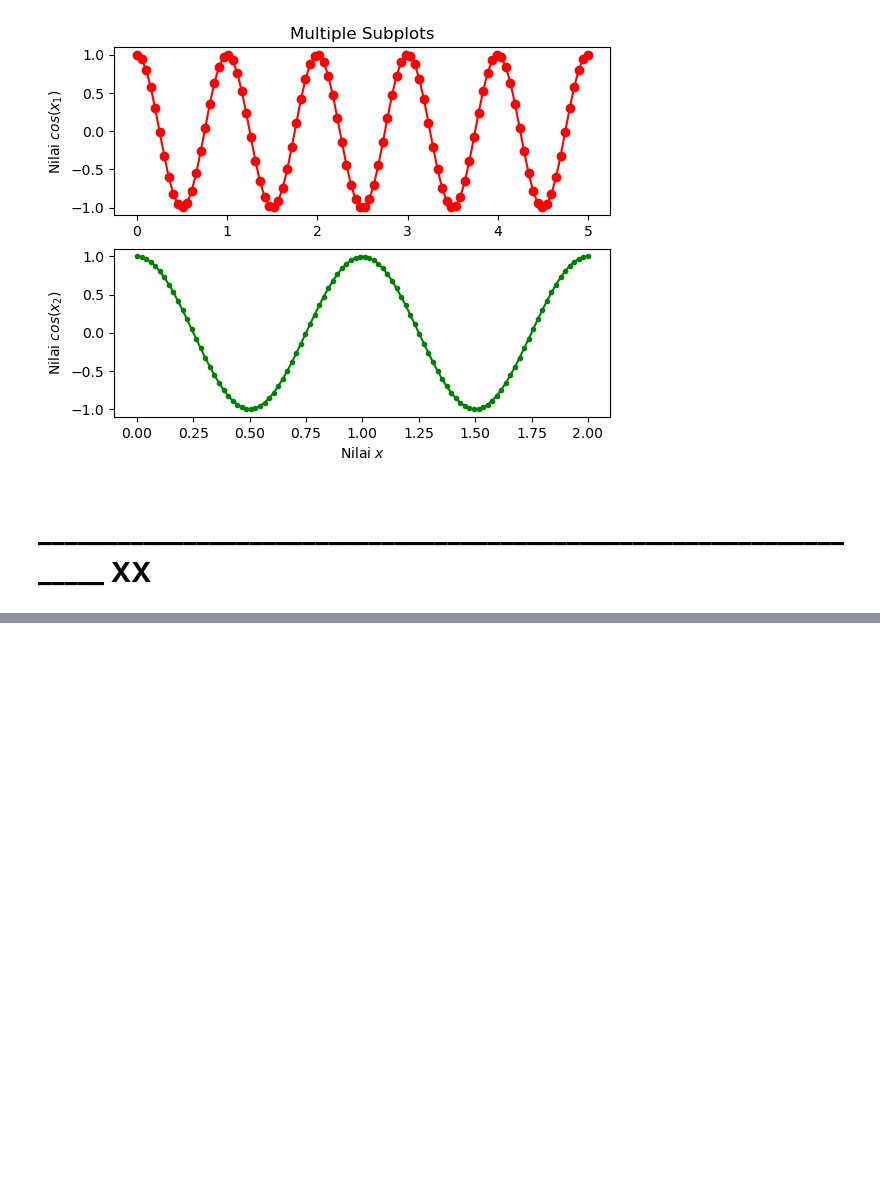
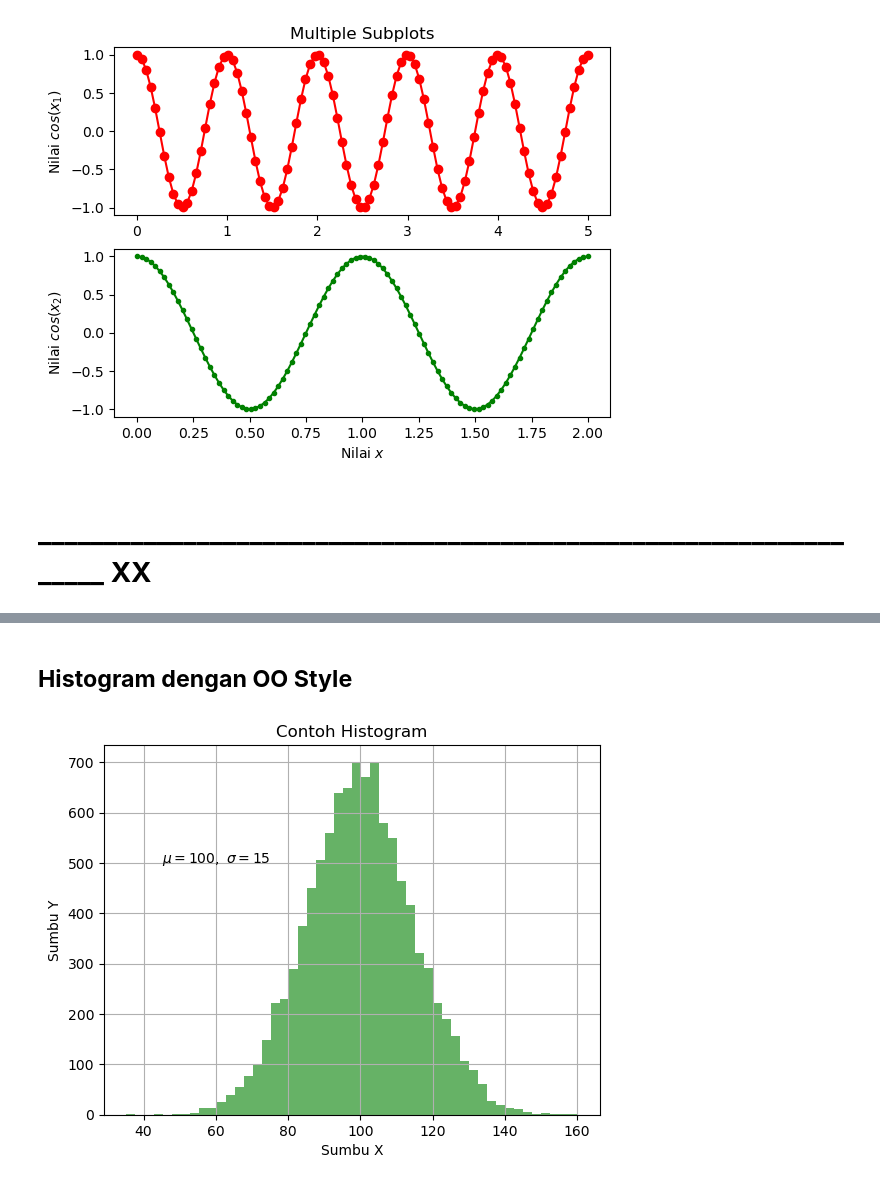
Before and after one commit to Edy-Mochamad/Learn-visualization-data, a Jupyter notebook: pengenalan-Matplotlib.ipynb, the cells around one changed output, grey strips where cells are left out. Drawn from its saved outputs; the diff is of its cells as text; code cells hidden in the pictures; blank space fills up the shorter version.

```diff
--- a/pengenalan-Matplotlib.ipynb
+++ b/pengenalan-Matplotlib.ipynb
@@ -439,0 +469,22 @@ plt.show()
+# %% [markdown]
+## **Histogram dengan OO Style**
+# %%
+fig, ax = plt.subplots()
+
+ax.hist(
+    x, #letak datanya
+    bins = 50, #kurang lebih seperti mengatur data yang dimasukkan ke histogramnya
+    facecolor = 'g', #mengatur warna
+    alpha = 0.60 #mengatur ketebalan warna histogram. 0.60 = 60%
+)
+
+ax.set_xlabel('Sumbu X')
+ax.set_ylabel('Sumbu Y')
+ax.set_title('Contoh Histogram')
+
+ax.text(45, 500, '$\mu=100,\ \sigma=15$') #letak tulisannya 45 pada sumbu X, 500 pada sumbu Y
+ax.grid()
+
+plt.show()
+# %% [output]
+[figure, added]
```
Also changed, not shown: parts of 4 cells of this notebook.
